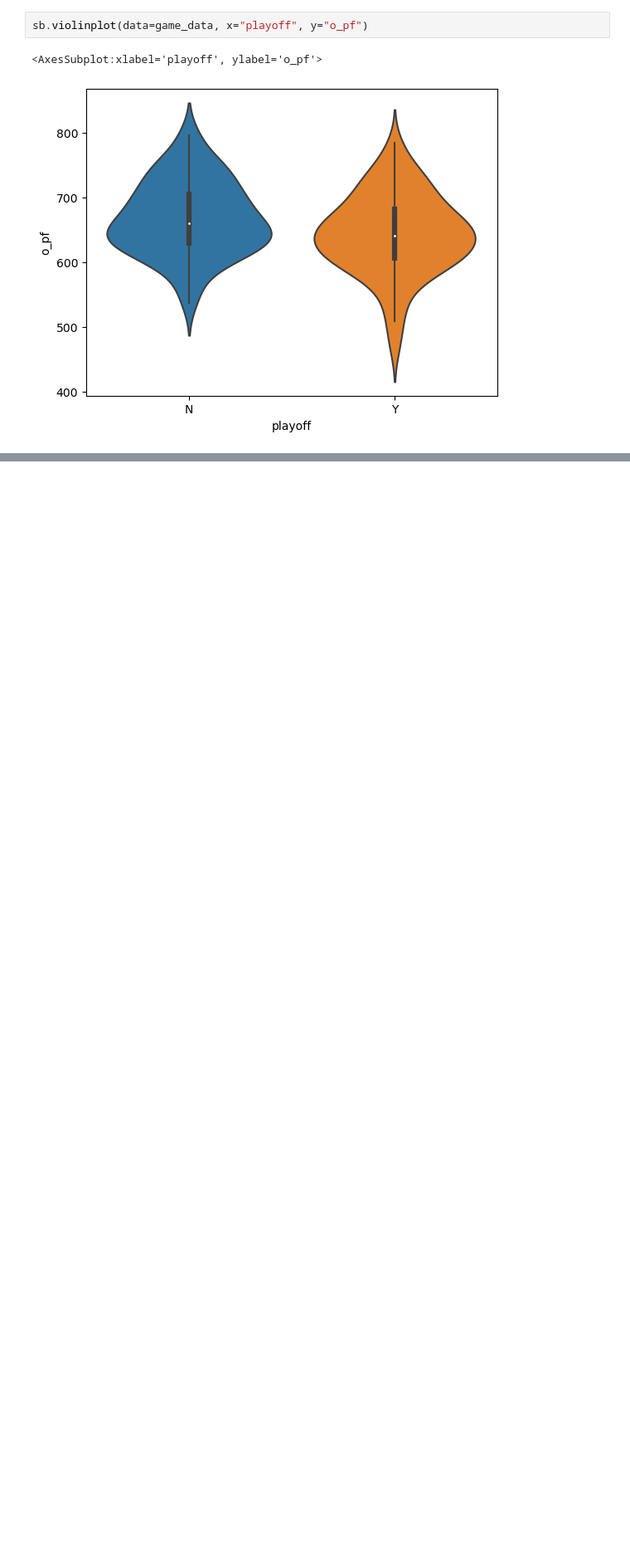
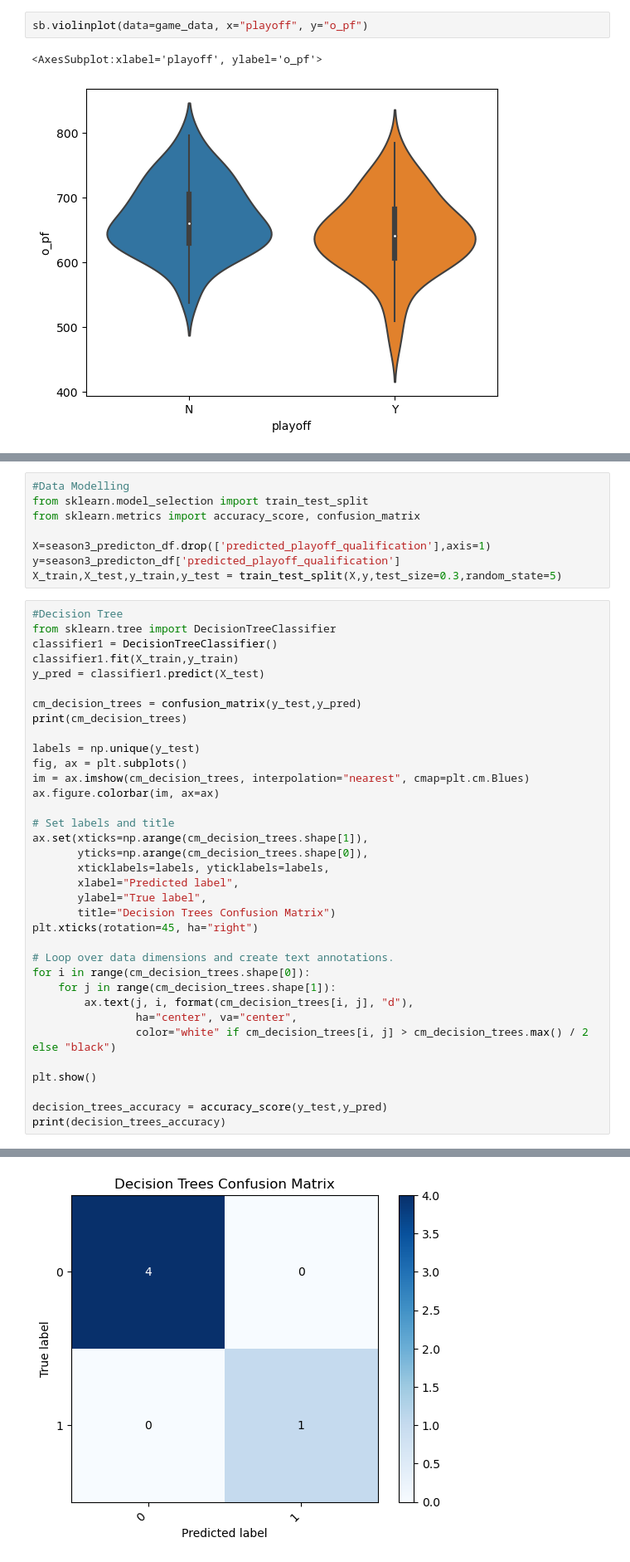
Before and after one commit to DiogoSilva11/AC_proj, a Jupyter notebook: src/teams.ipynb, the cells around one changed output, grey strips where cells are left out. Shown at 83% size. Drawn from its saved outputs; the diff is of its cells as text; blank space fills up the shorter version.

Commit message:
Created training/test dataframe. Added first predictions

```diff
--- a/src/teams.ipynb
+++ b/src/teams.ipynb
@@ -165,0 +239,44 @@ sb.violinplot(data=game_data, x="playoff", y="o_pf")
+# %%
+#Data Modelling
+from sklearn.model_selection import train_test_split
+from sklearn.metrics import accuracy_score, confusion_matrix
+
+X=season3_predicton_df.drop(['predicted_playoff_qualification'],axis=1)
+y=season3_predicton_df['predicted_playoff_qualification']
+X_train,X_test,y_train,y_test = train_test_split(X,y,test_size=0.3,random_state=5)
+# %%
+#Decision Tree
+from sklearn.tree import DecisionTreeClassifier
+classifier1 = DecisionTreeClassifier()
+classifier1.fit(X_train,y_train)
+y_pred = classifier1.predict(X_test)
+
+cm_decision_trees = confusion_matrix(y_test,y_pred)
+print(cm_decision_trees)
+
+labels = np.unique(y_test)
+fig, ax = plt.subplots()
+im = ax.imshow(cm_decision_trees, interpolation="nearest", cmap=plt.cm.Blues)
+ax.figure.colorbar(im, ax=ax)
+
+# Set labels and title
+ax.set(xticks=np.arange(cm_decision_trees.shape[1]),
+       yticks=np.arange(cm_decision_trees.shape[0]),
+       xticklabels=labels, yticklabels=labels,
+       xlabel="Predicted label",
+       ylabel="True label",
+       title="Decision Trees Confusion Matrix")
+plt.xticks(rotation=45, ha="right")
+
+# Loop over data dimensions and create text annotations.
+for i in range(cm_decision_trees.shape[0]):
+    for j in range(cm_decision_trees.shape[1]):
+        ax.text(j, i, format(cm_decision_trees[i, j], "d"),
+                ha="center", va="center",
+                color="white" if cm_decision_trees[i, j] > cm_decision_trees.max() / 2 else "black")
+
+plt.show()
+
+decision_trees_accuracy = accuracy_score(y_test,y_pred)
+print(decision_trees_accuracy)
+# %% [output]
@@ -165,0 +285 @@ sb.violinplot(data=game_data, x="playoff", y="o_pf")
+[figure, added]
```
Also changed, not shown: parts of 3 cells of this notebook.
